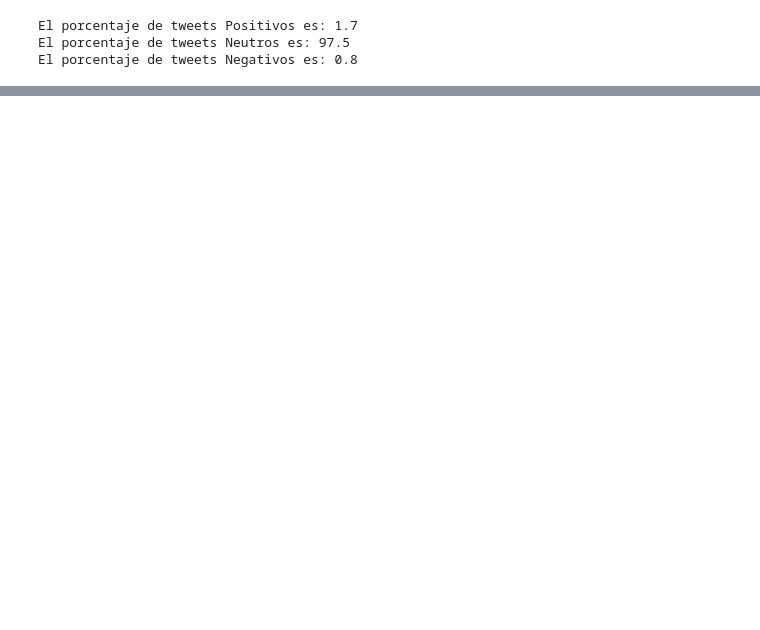
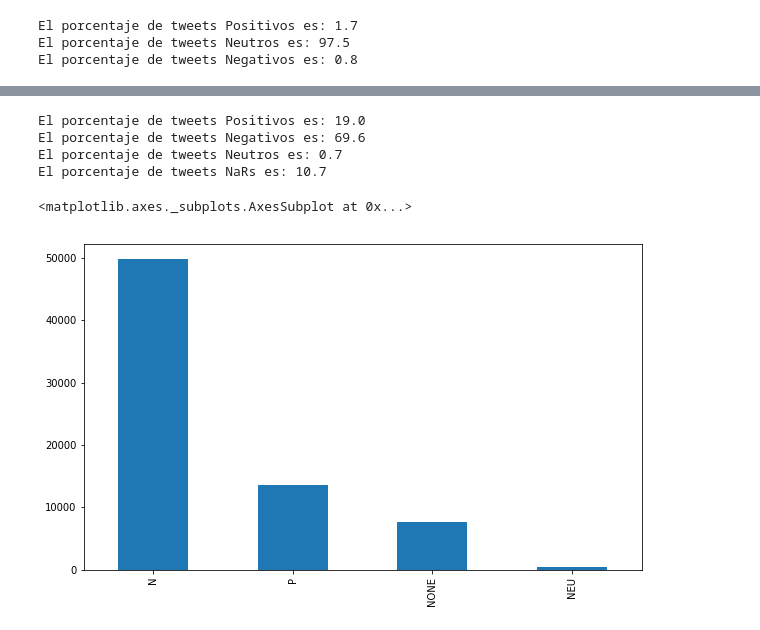
Before and after one commit to causapablo/Tweeter-, a Jupyter notebook: 1.0-analisis-tweets-modified.ipynb, the cells around one changed output, grey strips where cells are left out. Saved outputs shown, nothing was run; the diff lists cells and outputs as text; code cells hidden in the pictures; blank space fills up the shorter version.

```diff
--- a/1.0-analisis-tweets-modified.ipynb
+++ b/1.0-analisis-tweets-modified.ipynb
@@ -265,0 +291,2 @@ El porcentaje de tweets Negativos es: 0.8
+# %%
+tweets = pd.concat([tweets,tweets_sentiment],axis=1)
@@ -265,0 +302,14 @@ El porcentaje de tweets Negativos es: 0.8
+# %%
+sentiment = {'Positivo':'P','Negativo':'N','Neutro':'NEU', 'NaR':'NONE'}
+for rating in sentiment:
+    print("El porcentaje de tweets "+rating+"s","es: {}".format(round(len(tweets[tweets['sentiment']==sentiment[rating]])*100/len(tweets),1)))
+# %% [output]
+El porcentaje de tweets Positivos es: 19.0
+El porcentaje de tweets Negativos es: 69.6
+El porcentaje de tweets Neutros es: 0.7
+El porcentaje de tweets NaRs es: 10.7
+# %%
+tweets.sentiment.value_counts().plot(figsize = (10,6),kind = 'bar')
+# %% [output]
+<matplotlib.axes._subplots.AxesSubplot at 0x...>
+[figure, added]
```
Also changed, not shown: parts of 15 cells of this notebook.
